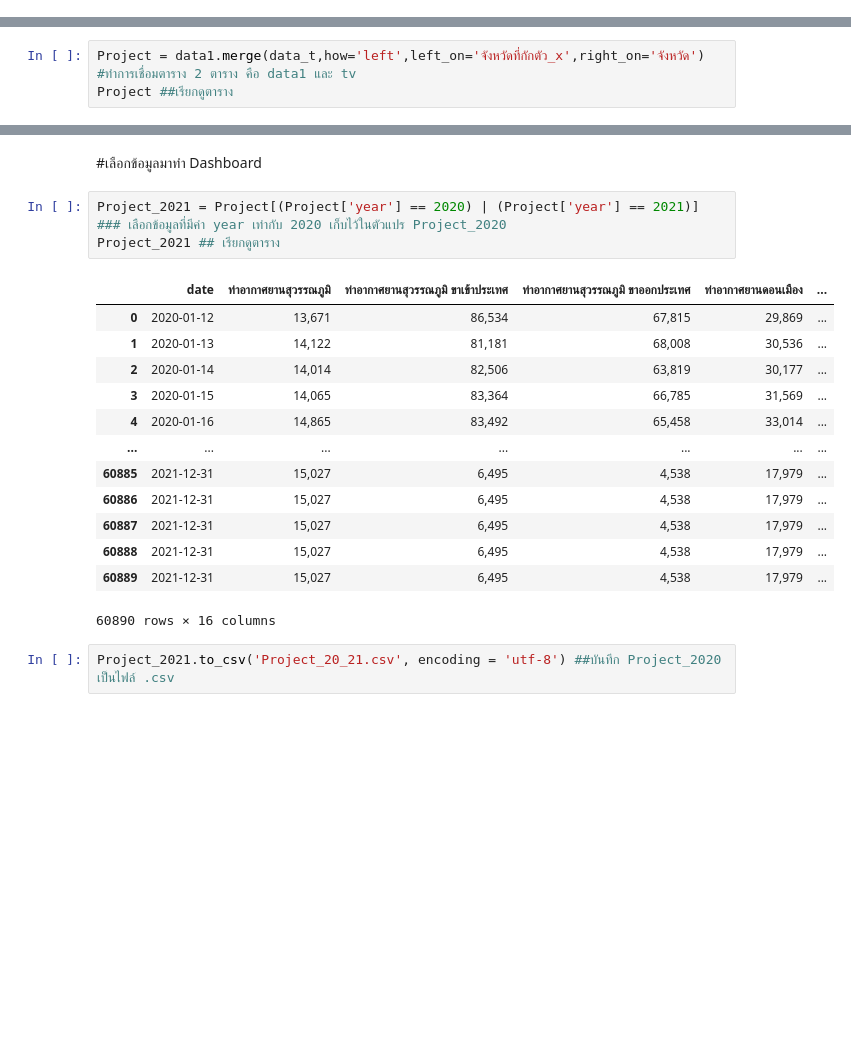
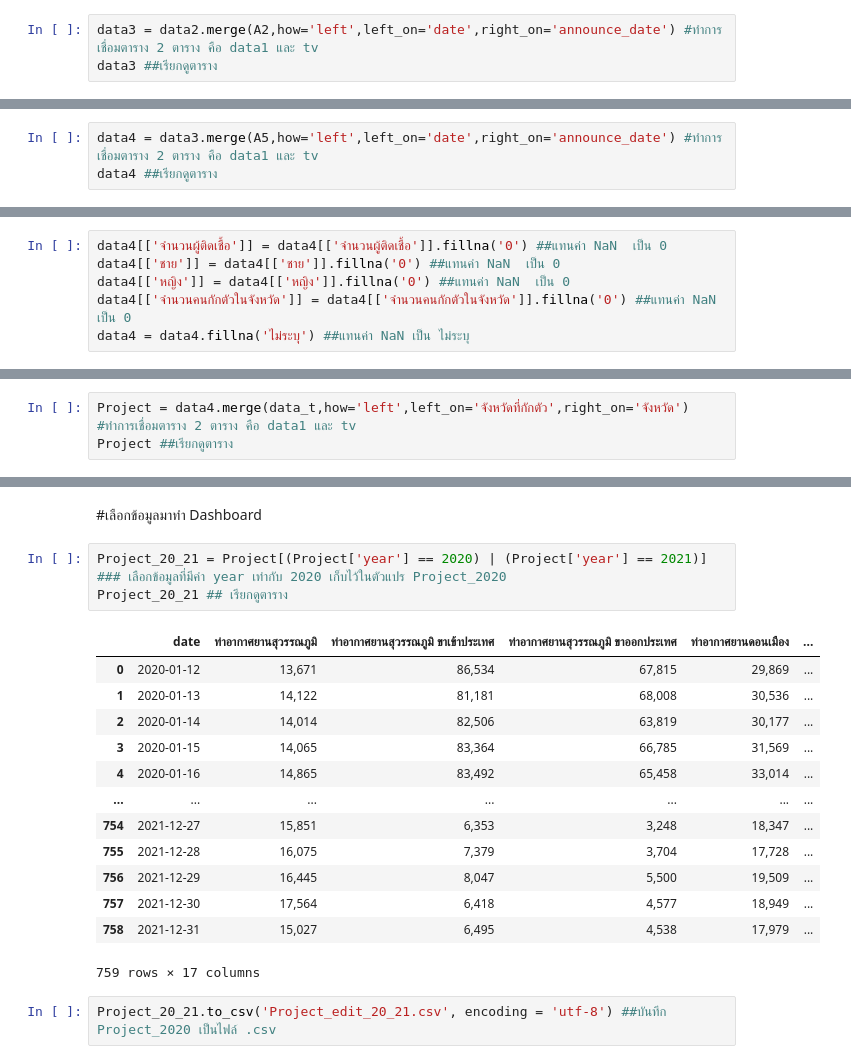
Before and after one commit to Benza1611/data_viz_2022, a Jupyter notebook: Project.ipynb, the cells around one changed output, grey strips where cells are left out. Drawn from its saved outputs; the diff is of its cells as text; blank space fills up the shorter version.

```diff
--- a/Project.ipynb
+++ b/Project.ipynb
@@ -556,0 +595,3 @@ data1 ##เรียกดูตาราง
+# %%
+data3 = data2.merge(A2,how='left',left_on='date',right_on='announce_date') #ทำการเชื่อมตาราง 2 ตาราง คือ data1 และ tv
+data3 ##เรียกดูตาราง
@@ -556,0 +612,3 @@ data1 ##เรียกดูตาราง
+# %%
+data4 = data3.merge(A5,how='left',left_on='date',right_on='announce_date') #ทำการเชื่อมตาราง 2 ตาราง คือ data1 และ tv
+data4 ##เรียกดูตาราง
@@ -595,0 +650,6 @@ data1
+# %%
+data4[['จำนวนผู้ติดเชื้อ']] = data4[['จำนวนผู้ติดเชื้อ']].fillna('0') ##แทนค่า NaN  เป็น 0
+data4[['ชาย']] = data4[['ชาย']].fillna('0') ##แทนค่า NaN  เป็น 0
+data4[['หญิง']] = data4[['หญิง']].fillna('0') ##แทนค่า NaN  เป็น 0
+data4[['จำนวนคนกักตัวในจังหวัด']] = data4[['จำนวนคนกักตัวในจังหวัด']].fillna('0') ##แทนค่า NaN  เป็น 0
+data4 = data4.fillna('ไม่ระบุ') ##แทนค่า NaN เป็น ไม่ระบุ
@@ -612,7 +689,7 @@ dtype: bool
 # %% [markdown]
 ##รวม 3 ตาราง
 # %%
-Project = data1.merge(data_t,how='left',left_on='จังหวัดที่กักตัว_x',right_on='จังหวัด') #ทำการเชื่อมตาราง 2 ตาราง คือ data1 และ tv
+Project = data4.merge(data_t,how='left',left_on='จังหวัดที่กักตัว',right_on='จังหวัด') #ทำการเชื่อมตาราง 2 ตาราง คือ data1 และ tv
 Project ##เรียกดูตาราง
 # %% [output]
 |  | date | ท่าอากาศยานสุวรรณภูมิ | ท่าอากาศยานสุวรรณภูมิ ขาเข้าประเทศ | ท่าอากาศยานสุวรรณภูมิ ขาออกประเทศ | ท่าอากาศยานดอนเมือง | ... |
@@ -708,21 +787,21 @@ Project
 # %% [markdown]
 #เลือกข้อมูลมาทำ Dashboard
 # %%
-Project_2021 = Project[(Project['year'] == 2020) | (Project['year'] == 2021)] ### เลือกข้อมูลที่มีค่า year เท่ากับ 2020 เก็บไว้ในตัวแปร Project_2020
-Project_2021 ## เรียกดูตาราง
+Project_20_21 = Project[(Project['year'] == 2020) | (Project['year'] == 2021)] ### เลือกข้อมูลที่มีค่า year เท่ากับ 2020 เก็บไว้ในตัวแปร Project_2020
+Project_20_21 ## เรียกดูตาราง
 # %% [output]
 |  | date | ท่าอากาศยานสุวรรณภูมิ | ท่าอากาศยานสุวรรณภูมิ ขาเข้าประเทศ | ท่าอากาศยานสุวรรณภูมิ ขาออกประเทศ | ท่าอากาศยานดอนเมือง | ... |
 | 0 | 2020-01-12 | 13,671 | 86,534 | 67,815 | 29,869 | ... |
 | 1 | 2020-01-13 | 14,122 | 81,181 | 68,008 | 30,536 | ... |
 | 2 | 2020-01-14 | 14,014 | 82,506 | 63,819 | 30,177 | ... |
 | 3 | 2020-01-15 | 14,065 | 83,364 | 66,785 | 31,569 | ... |
 | 4 | 2020-01-16 | 14,865 | 83,492 | 65,458 | 33,014 | ... |
 | ... | ... | ... | ... | ... | ... | ... |
-| 60885 | 2021-12-31 | 15,027 | 6,495 | 4,538 | 17,979 | ... |
-| 60886 | 2021-12-31 | 15,027 | 6,495 | 4,538 | 17,979 | ... |
-| 60887 | 2021-12-31 | 15,027 | 6,495 | 4,538 | 17,979 | ... |
-| 60888 | 2021-12-31 | 15,027 | 6,495 | 4,538 | 17,979 | ... |
-| 60889 | 2021-12-31 | 15,027 | 6,495 | 4,538 | 17,979 | ... |
+| 754 | 2021-12-27 | 15,851 | 6,353 | 3,248 | 18,347 | ... |
+| 755 | 2021-12-28 | 16,075 | 7,379 | 3,704 | 17,728 | ... |
+| 756 | 2021-12-29 | 16,445 | 8,047 | 5,500 | 19,509 | ... |
+| 757 | 2021-12-30 | 17,564 | 6,418 | 4,577 | 18,949 | ... |
+| 758 | 2021-12-31 | 15,027 | 6,495 | 4,538 | 17,979 | ... |
-60890 rows × 16 columns
+759 rows × 17 columns
 # %%
-Project_2021.to_csv('Project_20_21.csv', encoding = 'utf-8') ##บันทึก Project_2020 เป็นไฟล์ .csv
+Project_20_21.to_csv('Project_edit_20_21.csv', encoding = 'utf-8') ##บันทึก Project_2020 เป็นไฟล์ .csv
```
Also changed, not shown: parts of 42 cells of this notebook.
